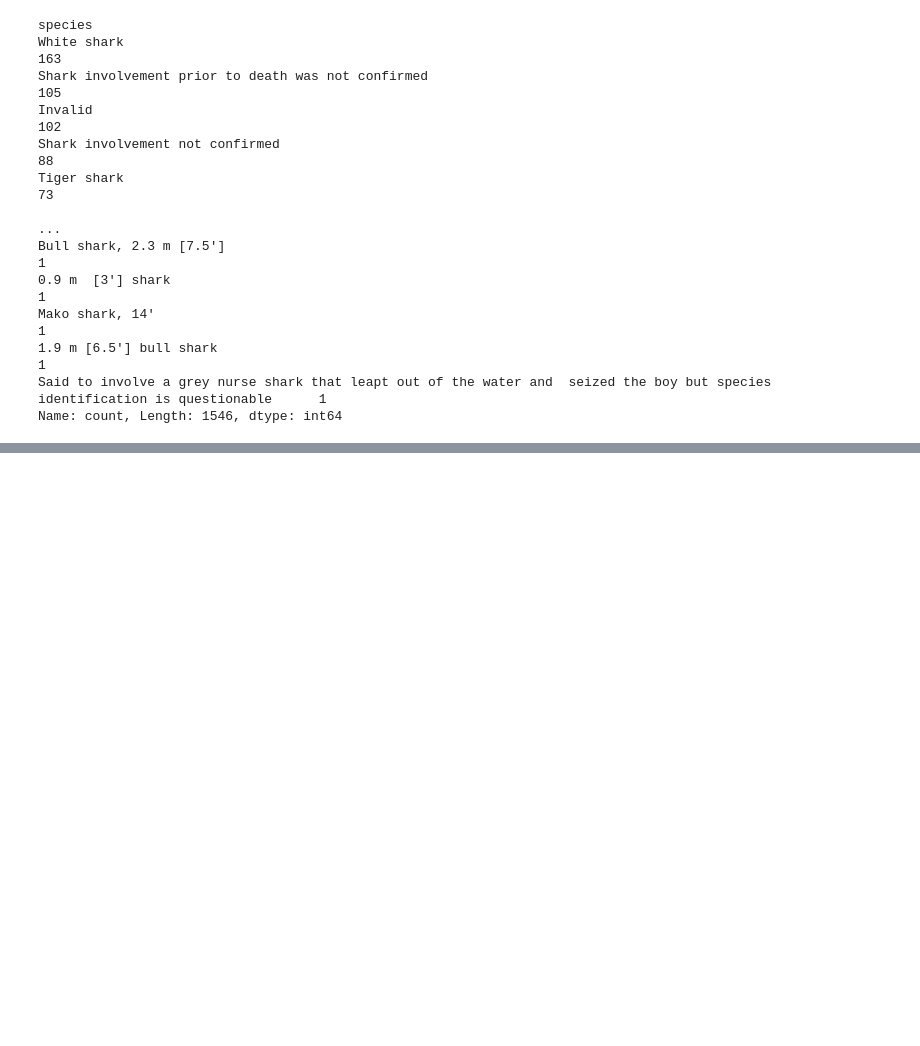
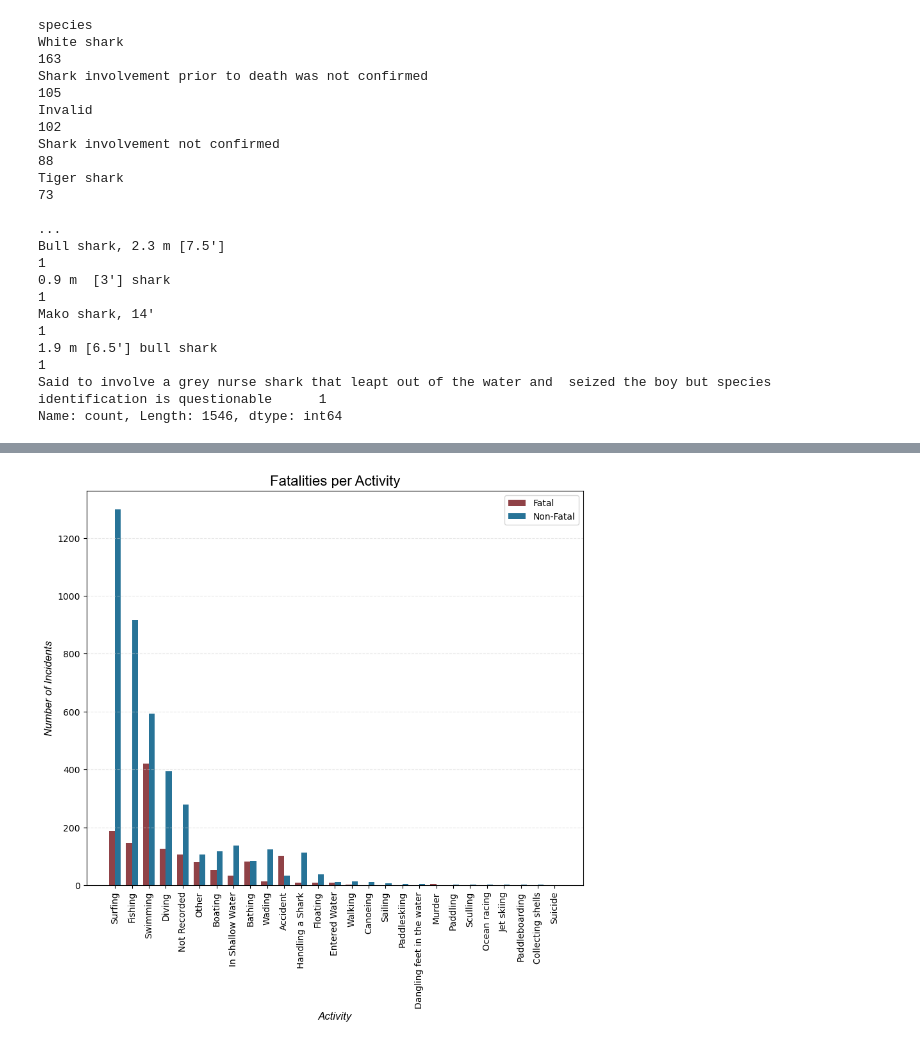
Before and after one commit to HagenGrant/project-1-group-05, a Jupyter notebook: Shark Attacks-checkpoint.ipynb, the cells around one changed output, grey strips where cells are left out. Drawn from its saved outputs; the diff is of its cells as text; code cells hidden in the pictures; blank space fills up the shorter version.

```diff
--- a/Shark Attacks-checkpoint.ipynb
+++ b/Shark Attacks-checkpoint.ipynb
@@ -492,0 +641,4 @@ array(['Great White Shark', 'Unknown', '2 m shark', 'Tiger Shark',
+# %%
+bar_graph_data = df[["fatal", "activity"]].copy()
+bar_graph_data.dropna(inplace=True)
+bar_graph_data.head(20)
@@ -492,0 +663,37 @@ array(['Great White Shark', 'Unknown', '2 m shark', 'Tiger Shark',
+# %%
+# create a bar graph to show numbner of fatalities per activity
+# groupby data per activity and fatality
+fatal_activites = bar_graph_data.groupby("activity")["fatal"].value_counts().unstack(fill_value=0)
+
+# match len of fatalities to the filtered activites to plot
+fatal_yes = fatal_activites["Y"]
+fatal_no = fatal_activites["N"]
+
+# sort decending
+fatal_activites_sorted = fatal_activites.sum(axis=1).sort_values(ascending=False)
+activities_sorted = fatal_activites_sorted.index
+
+# Set the height of the bars
+bar_height = 0.35
+
+# set the bars side be side
+r1 = range(len(activities_sorted))
+r2 = [x + bar_height for x in r1]
+
+# create canvas
+plt.figure(figsize=(10,8))
+plt.bar(r1, fatal_activites.loc[activities_sorted, "Y"], color="#904247", width=bar_height, label="Fatal")
+plt.bar(r2, fatal_activites.loc[activities_sorted, "N"], color="#277397", width=bar_height, label="Non-Fatal")
+
+# customize
+plt.xlabel("Activity", fontsize=12, fontstyle="italic", fontfamily="Arial")
+plt.xticks([r + bar_height/2 for r in range(len(activities_sorted))], activities_sorted, rotation=90)
+plt.ylabel("Number of Incidents", fontsize=12, fontstyle="italic", fontfamily="Arial")
+plt.title("Fatalities per Activity", fontsize=16, fontfamily="Arial")
+plt.grid(axis="y", color="lightgrey", linestyle="--", alpha=.5)
+plt.legend()
+
+# show
+plt.show()
+# %% [output]
+[figure, added]
```
Also changed, not shown: parts of 38 cells of this notebook.
